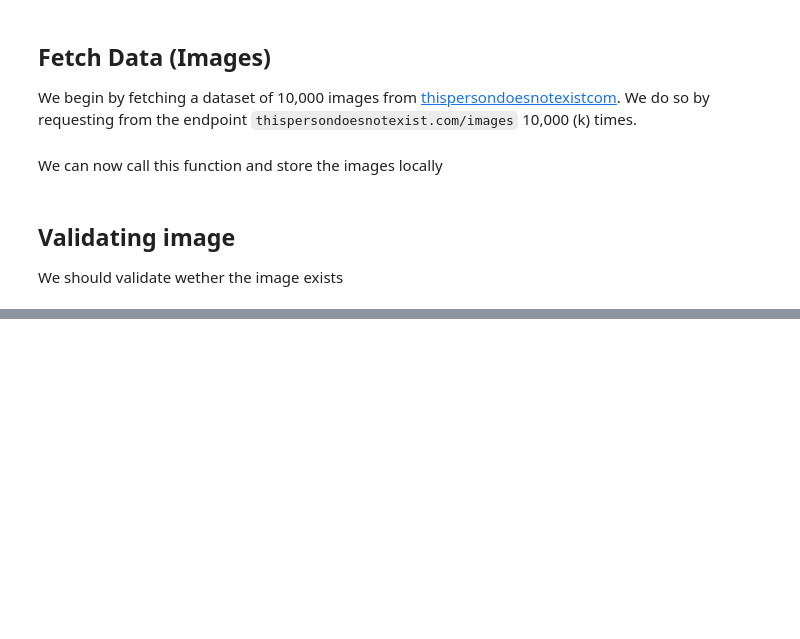
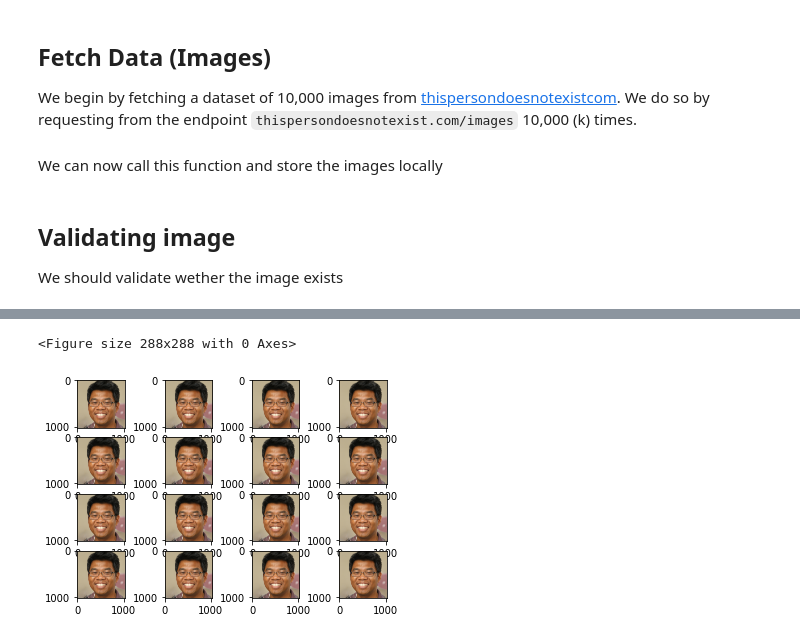
Before and after one commit to bedolpab/Lapses, a Jupyter notebook: Dementia_GAN.ipynb, the cells around one changed output, grey strips where cells are left out. Saved outputs shown, nothing was run; the diff lists cells and outputs as text; code cells hidden in the pictures; blank space fills up the shorter version.

```diff
--- a/Dementia_GAN.ipynb
+++ b/Dementia_GAN.ipynb
@@ -49,7 +49,7 @@ def image_exists(folder_name:str) -> bool:
     try:
         # Default image 0
         image = io.imread(f'{folder_name}/img_0.png')
-        return True
+        return (True, image)
     except:
         print(f'Image "img_0.png" in {folder_name} not found')
         return False
@@ -56,2 +68,2 @@ def image_exists(folder_name:str) -> bool:
 # %%
-image_exists(folder_name='images')
+image_test = image_exists(folder_name='images')
@@ -57,0 +90,12 @@ image_exists(folder_name='images')
+# %%
+fig = plt.figure(figsize= (4, 4))
+fig, axs = plt.subplots(4,4)
+cnt = 0
+for i in range(4):
+    for j in range(4):
+        axs[i, j].imshow(image_test[1])
+        cnt += 1
+plt.show()
+# %% [output]
+<Figure size 288x288 with 0 Axes>
+[figure, added]
```
Also changed, not shown: parts of 3 cells of this notebook, 1 other file.
